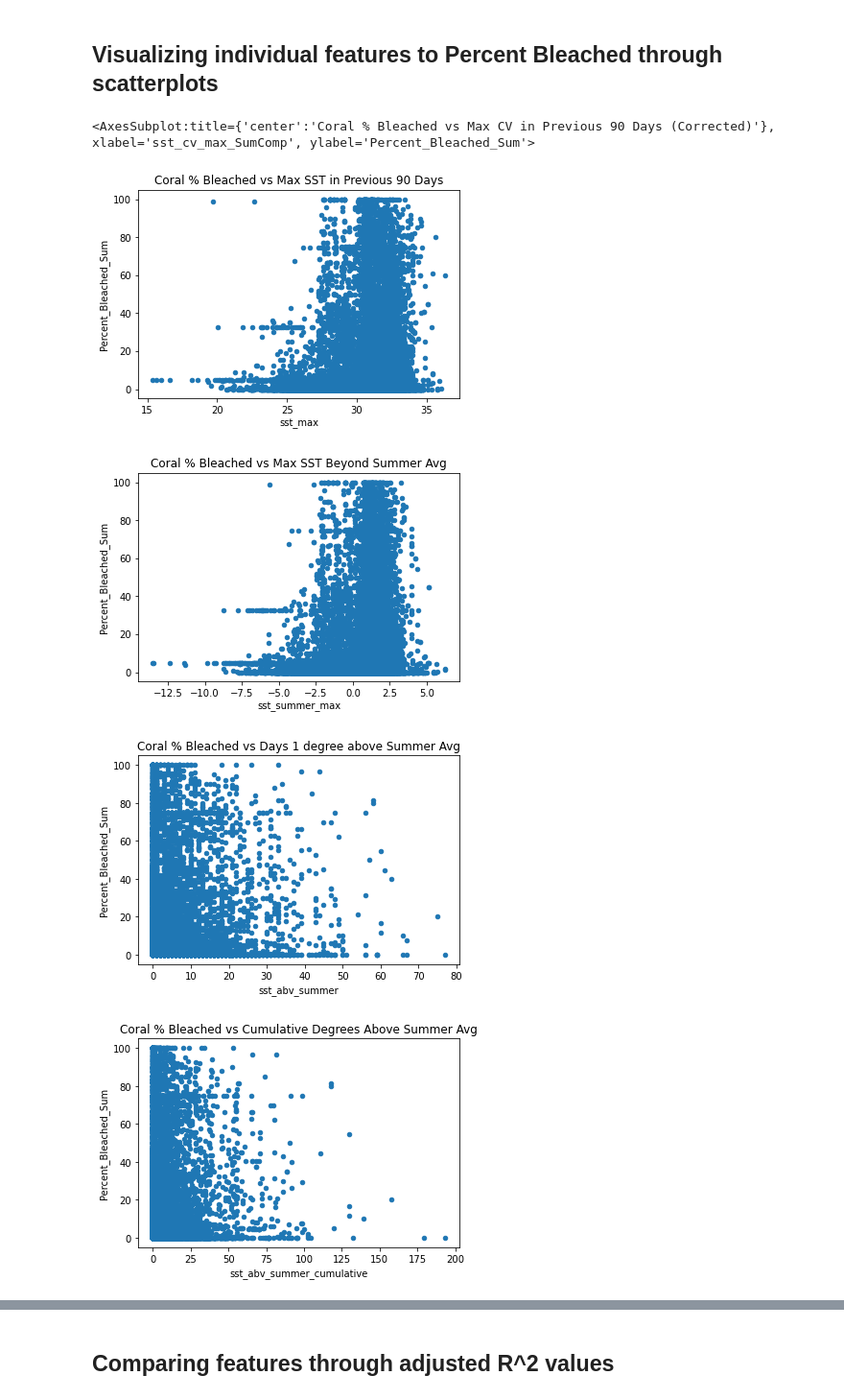
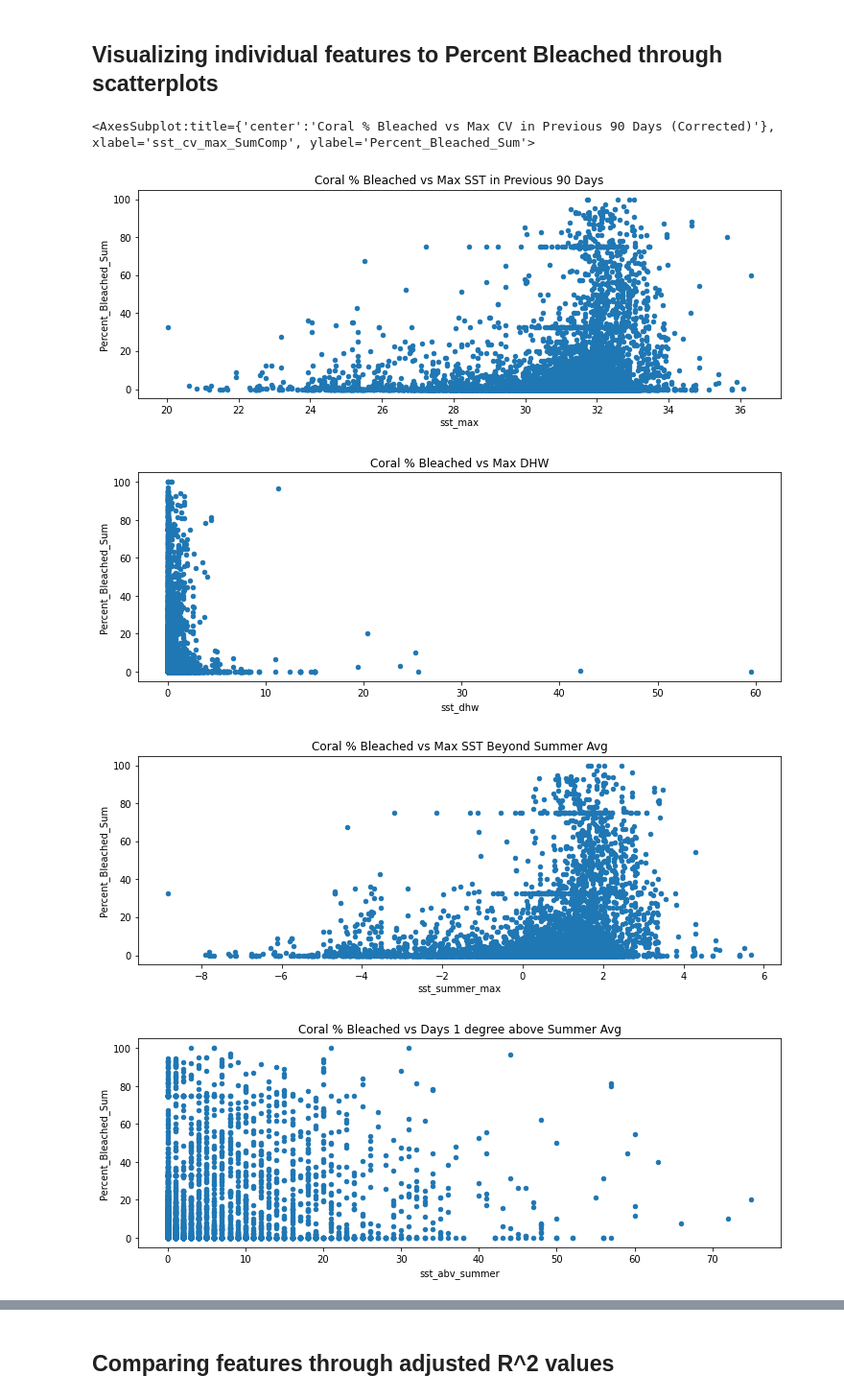
Before and after one commit to patgeitner/nasa-coral-health-observation, a Jupyter notebook: Sea Surface Temperature Feature Extraction.ipynb, the cells around one changed output, grey strips where cells are left out. Shown at 96% size. Drawn from its saved outputs; the diff is of its cells as text; code cells hidden in the pictures.

```diff
--- a/Sea Surface Temperature Feature Extraction.ipynb
+++ b/Sea Surface Temperature Feature Extraction.ipynb
@@ -250,11 +275,11 @@ This dataframe is the result of taking the Modis data and building the larger co
 The following chart plots this data over the 90 day sample history.
 # %%
 dfExt['Date'] = pd.to_datetime(dfExt['time'], unit='ms')
-dfExt = dfExt.rename(columns={'sst_extended':'Daily Sea Surface Temp','sst_Summer':'Summer Avg','sst_cv':'CV'})
+dfExt = dfExt.rename(columns={'sst_extended':'Daily Sea Surface Temp','sst_Summer':'MMM','sst_cv':'CV'})
 plt.figure()
-ax = dfExt[['Date','sst','Daily Sea Surface Temp','Summer Avg','CV']].plot(x='Date',y=['Daily Sea Surface Temp','Summer Avg'],title='Comparison of Sea Surface Temp to CV over 90 day history',figsize=(12, 7))
+ax = dfExt[['Date','sst','Daily Sea Surface Temp','MMM','CV','DHW']].plot(x='Date',y=['Daily Sea Surface Temp','MMM'],title='Derived SST Features',figsize=(12, 7))
 ax.set_ylabel('Seas Surface Temperature')
-dfExt.plot(x='Date',y='CV',color='r',secondary_y=True,ax=ax)
+dfExt.plot(x='Date',y=['CV','DHW'],secondary_y=True,ax=ax)
 plt.ylabel('Coefficient of Variation')
 
 plt.show()
@@ -272,6 +297,8 @@ row['sst_abv_summer'] = dfExt['sst_SumComp'].loc[(dfExt['sst_SumComp']>1)].count
 row['sst_cv_max'] = dfExt['CV'].max()
 row['sst_cv_max_SumComp'] = dfExt['CV'].loc[(dfExt['CV']>=1.9)&(dfExt['sst_SumComp']>0)&(dfExt['Daily Sea Surface Temp']>dfExt['sst_mean'])].max()
 row['sst_cv_cnt'] = dfExt['CV'].loc[dfExt['CV']>=1.9].count()
+row['sst_DHW'] = dfExt['DHW'].max()
+row['sst_DHW_age'] = dfExt.loc[dfExt['DHW']==dfExt['DHW'].max()].index.values.astype(int)[0]-len(dfExt)
 pd.DataFrame(row)
 # %% [output]
 A value is trying to be set on a copy of a slice from a DataFrame
@@ -306,11 +344,17 @@ def Extend_SST(df):
     df['sst'] = df['sst'].interpolate()
     dfExt=pd.merge(df,SummerAvgSST,how='left',left_on=['lon_Rnd','lat_Rnd'],right_on = ['Lon','Lat'])
     dfExt['sst_SumComp'] = dfExt['sst']-dfExt['sst_Summer']
+    dfExt['sst_SumComp'] = dfExt['sst_SumComp'].fillna(0)
     dfExt['sst_sd'] = dfExt['sst'].rolling(14).std()
     dfExt['sst_mean'] = dfExt['sst'].rolling(14).mean()
     dfExt['sst_cv'] = dfExt['sst_sd']*100/dfExt['sst_mean']
 
-    return dfExt[['longitude','latitude','time','sst','sst_SumComp','sst_cv','sst_mean']]
+    dfExt['sst_streak'] = dfExt['sst_SumComp'].apply(np.ceil)
+    dfExt.loc[dfExt['sst_streak']<1,'sst_streak'] = -1
+    dfExt['sst_streak'] = dfExt['sst_streak']/7
+    dfExt['DHW'] = cumlimit(dfExt['sst_streak_min'].values,0)
+
+    return dfExt[['longitude','latitude','time','sst','sst_SumComp','sst_cv','sst_mean','DHW']]
 # %%
 def getModisData(row):
     #getModisData takes a row from a dataframe with coordinates + time and pulls the last 90 days of sea surface
@@ -367,10 +427,11 @@ import time
 import swifter
 st = time.time()
 
-#dfGCBDTest = dfGCBD.sample(300)
-#dfGCBDModis = dfGCBDTest.apply(getModisData,axis=1)
+#dfGCBDTest = dfGCBD.sample(1000)
+#dfGCBDTest = dfGCBDTest.apply(getModisData,axis=1)
 
-dfGCBDModis = dfGCBD.swifter.apply(getModisData,axis=1)
+dfGCBDTest = dfGCBD.loc[dfGCBD['year']>='2011']
+dfGCBDModis = dfGCBDTest.swifter.apply(getModisData,axis=1)
 
 dfGCBDModis.to_csv('Data/ModisDataFull.csv')
 
@@ -399,17 +460,18 @@ dfGCBDModis
 # %% [markdown]
 ## Visualizing individual features to Percent Bleached through scatterplots
 # %%
-dfGCBDModis[['Percent_Bleached_Sum','sst_max']].plot(kind='scatter',x='sst_max',y='Percent_Bleached_Sum',title='Coral % Bleached vs Max SST in Previous 90 Days')
-dfGCBDModis[['Percent_Bleached_Sum','sst_summer_max']].plot(kind='scatter',x='sst_summer_max',y='Percent_Bleached_Sum',title='Coral % Bleached vs Max SST Beyond Summer Avg')
-dfGCBDModis[['Percent_Bleached_Sum','sst_abv_summer']].plot(kind='scatter',x='sst_abv_summer',y='Percent_Bleached_Sum',title='Coral % Bleached vs Days 1 degree above Summer Avg')
-dfGCBDModis[['Percent_Bleached_Sum','sst_abv_summer_cumulative']].plot(kind='scatter',x='sst_abv_summer_cumulative',y='Percent_Bleached_Sum',title='Coral % Bleached vs Cumulative Degrees Above Summer Avg')
-dfGCBDModis[['Percent_Bleached_Sum','sst_cv_max']].plot(kind='scatter',x='sst_cv_max',y='Percent_Bleached_Sum',title='Coral % Bleached vs Max CV in Previous 90 Days')
-dfGCBDModis[['Percent_Bleached_Sum','sst_cv_max_SumComp']].plot(kind='scatter',x='sst_cv_max_SumComp',y='Percent_Bleached_Sum',title='Coral % Bleached vs Max CV in Previous 90 Days (Corrected)')
+dfGCBDModis[['Percent_Bleached_Sum','sst_max']].plot(kind='scatter',x='sst_max',y='Percent_Bleached_Sum',title='Coral % Bleached vs Max SST in Previous 90 Days',figsize=(12,4))
+dfGCBDModis[['Percent_Bleached_Sum','sst_dhw']].plot(kind='scatter',x='sst_dhw',y='Percent_Bleached_Sum',title='Coral % Bleached vs Max DHW',figsize=(12,4))
+dfGCBDModis[['Percent_Bleached_Sum','sst_summer_max']].plot(kind='scatter',x='sst_summer_max',y='Percent_Bleached_Sum',title='Coral % Bleached vs Max SST Beyond Summer Avg',figsize=(12,4))
+dfGCBDModis[['Percent_Bleached_Sum','sst_abv_summer']].plot(kind='scatter',x='sst_abv_summer',y='Percent_Bleached_Sum',title='Coral % Bleached vs Days 1 degree above Summer Avg',figsize=(12,4))
+dfGCBDModis[['Percent_Bleached_Sum','sst_abv_summer_cumulative']].plot(kind='scatter',x='sst_abv_summer_cumulative',y='Percent_Bleached_Sum',title='Coral % Bleached vs Cumulative Degrees Above Summer Avg',figsize=(12,4))
+dfGCBDModis[['Percent_Bleached_Sum','sst_cv_max']].plot(kind='scatter',x='sst_cv_max',y='Percent_Bleached_Sum',title='Coral % Bleached vs Max CV in Previous 90 Days',figsize=(12,4))
+dfGCBDModis[['Percent_Bleached_Sum','sst_cv_max_SumComp']].plot(kind='scatter',x='sst_cv_max_SumComp',y='Percent_Bleached_Sum',title='Coral % Bleached vs Max CV in Previous 90 Days (Corrected)',figsize=(12,4))
 #dfGCBDModis[['Percent_Bleached_Sum','sst_cv_cnt']].plot(kind='scatter',x='sst_cv_cnt',y='Percent_Bleached_Sum',title='Coral % Bleached vs Days above 1.9 CV')
 #dfGCBDModis[['Percent_Bleached_Sum','sst_cv_cnt_SumComp']].plot(kind='scatter',x='sst_cv_cnt_SumComp',y='Percent_Bleached_Sum',title='Coral % Bleached vs Days above 1.9 CV (Summer Comp)')
 # %% [output]
 <AxesSubplot:title={'center':'Coral % Bleached vs Max CV in Previous 90 Days (Corrected)'}, xlabel='sst_cv_max_SumComp', ylabel='Percent_Bleached_Sum'>
-[figure, old version]
+[figure, new version]
-[figure, old version]
+[figure, new version]
-[figure, old version]
+[figure, new version]
-[figure, old version]
+[figure, new version]
```
Also changed, not shown: parts of 24 cells of this notebook.
